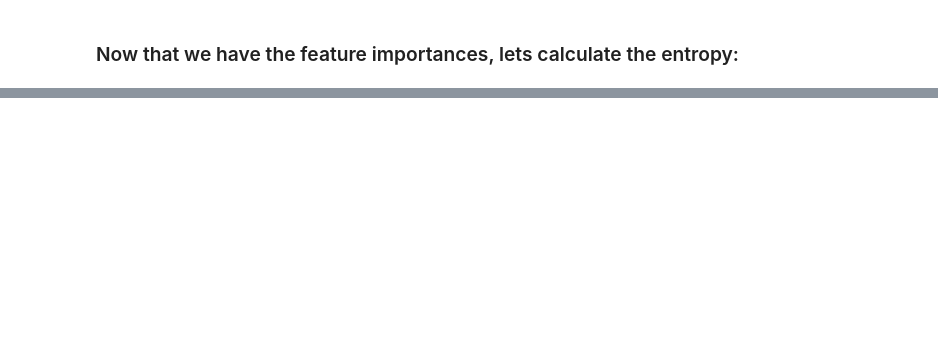
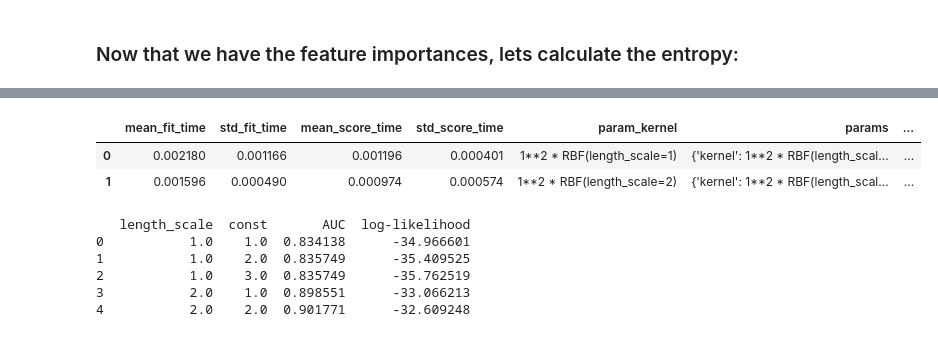
Before and after one commit to JGolub99/Future-of-work, a Jupyter notebook: ONET_18-10-21/skills_analysis2.ipynb, the cells around one changed output, grey strips where cells are left out. Saved outputs shown, nothing was run; the diff lists cells and outputs as text; code cells hidden in the pictures; blank space fills up the shorter version.

Commit message:
Troubleshooted code and added gridsearch method

```diff
--- a/ONET_18-10-21/skills_analysis2.ipynb
+++ b/ONET_18-10-21/skills_analysis2.ipynb
@@ -566,0 +594,6 @@ print(entropy)
+# %%
+from sklearn.model_selection import GridSearchCV
+
+clf = GridSearchCV(GaussianProcessClassifier(optimizer=None),{'kernel': [1*RBF(1),1*RBF(2)]},cv=5,return_train_score=False,scoring='roc_auc')
+clf.fit(X,Y)
+clf.cv_results_
@@ -566,0 +619,46 @@ print(entropy)
+# %%
+gridsearchdf = pd.DataFrame(clf.cv_results_)
+gridsearchdf
+# %% [output]
+|  | mean_fit_time | std_fit_time | mean_score_time | std_score_time | param_kernel | params | ... |
+| 0 | 0.002180 | 0.001166 | 0.001196 | 0.000401 | 1**2 * RBF(length_scale=1) | {'kernel': 1**2 * RBF(length_scal... | ... |
+| 1 | 0.001596 | 0.000490 | 0.000974 | 0.000574 | 1**2 * RBF(length_scale=2) | {'kernel': 1**2 * RBF(length_scal... | ... |
+# %%
+#Lets try manually creating the functions:
+
+n_lengthscale = 3
+n_const = 3
+
+#The above values control the number of different hyperparaemters we want to test on
+
+lengthscale = np.linspace(1,3.0,n_lengthscale)
+const = np.linspace(1,3.0,n_const)
+
+resultsdf = pd.DataFrame({'length_scale':[0.0]*(n_lengthscale*n_const),'const':[0.0]*(n_lengthscale*n_const),'AUC':[0.0]*(n_lengthscale*n_const),"log-likelihood":[0.0]*(n_lengthscale*n_const)})
+
+iteration = 0
+
+for i in lengthscale:
+    for j in const:
+        kernel = j*RBF(i)
+        gpc = GaussianProcessClassifier(kernel=kernel,optimizer=None).fit(X, Y)
+
+        y_probas = cross_val_predict(gpc,X_train,y_train,cv=5,method="predict_proba")
+        y_scores = y_probas[:,1]
+        resultsdf.iloc[iteration]['AUC'] = float(roc_auc_score(y_train,y_scores))
+
+        resultsdf.iloc[iteration]['log-likelihood'] = gpc.log_marginal_likelihood(theta=None, eval_gradient=False, clone_kernel=True)
+
+        resultsdf.iloc[iteration]['length_scale'] = i
+        resultsdf.iloc[iteration]['const'] = j
+
+        iteration+=1
+
+print(resultsdf.head())
+# %% [output]
+   length_scale  const       AUC  log-likelihood
+0           1.0    1.0  0.834138      -34.966601
+1           1.0    2.0  0.835749      -35.409525
+2           1.0    3.0  0.835749      -35.762519
+3           2.0    1.0  0.898551      -33.066213
+4           2.0    2.0  0.901771      -32.609248
```
Also changed, not shown: parts of 14 cells of this notebook.
